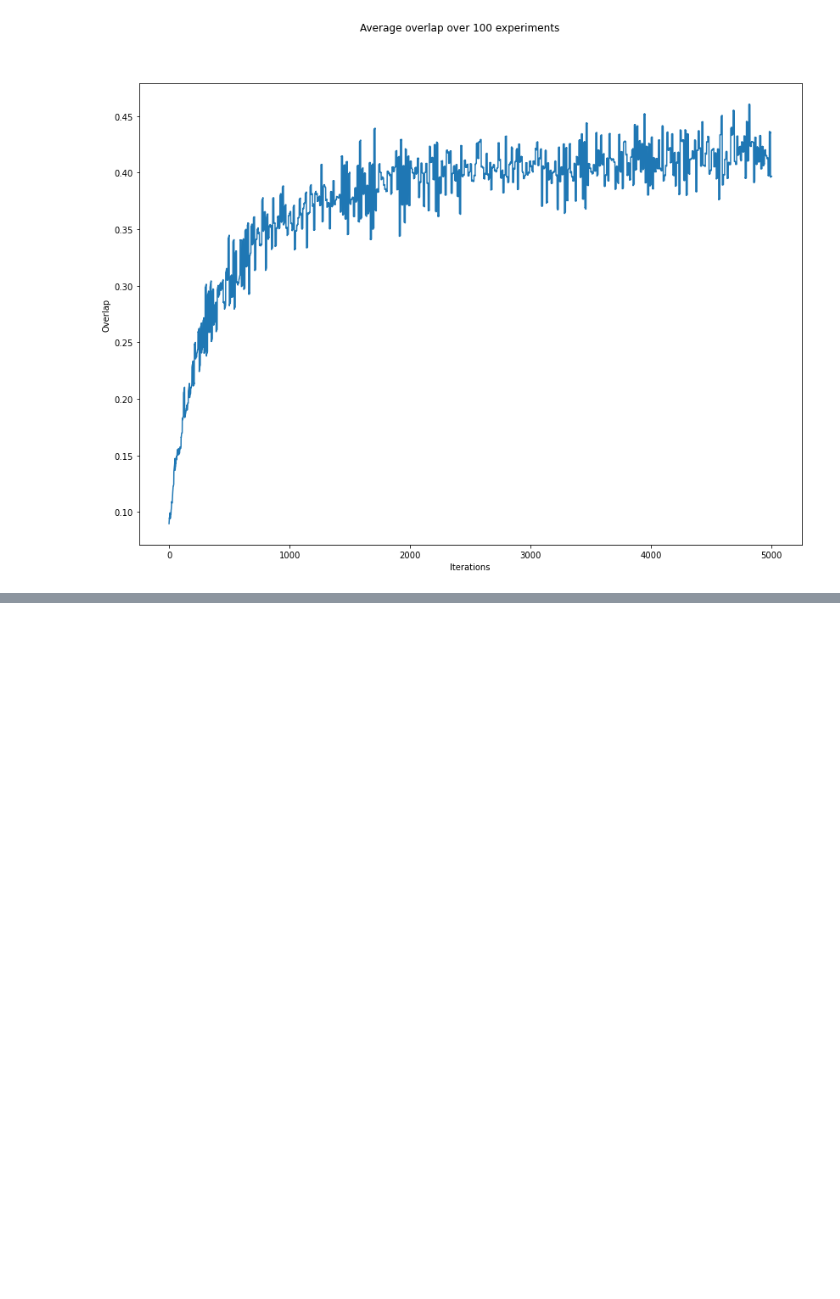
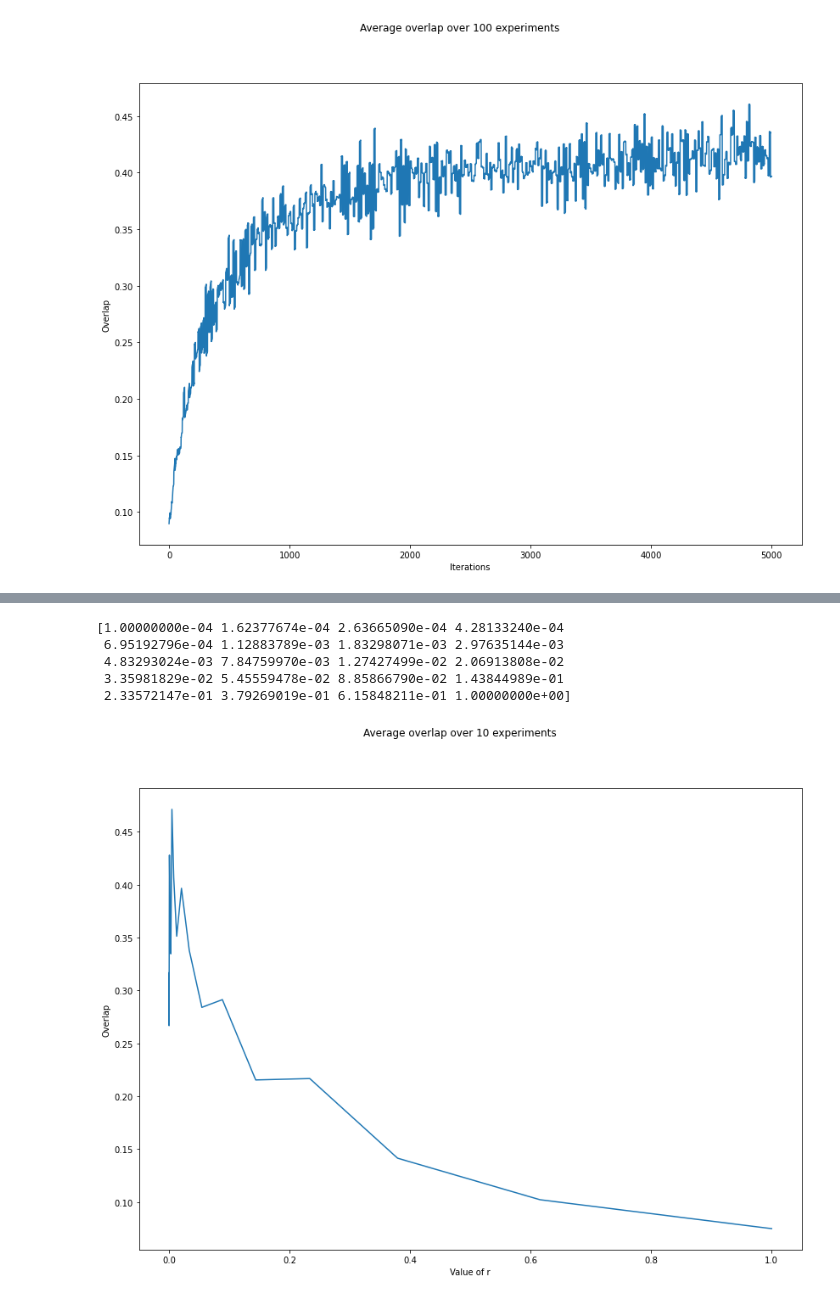
Before and after one commit to Andrey-s-Fan-Club/MCAAProject, a Jupyter notebook: sbm.ipynb, the cells around one changed output, grey strips where cells are left out. Drawn from its saved outputs; the diff is of its cells as text; code cells hidden in the pictures; blank space fills up the shorter version.

```diff
--- a/sbm.ipynb
+++ b/sbm.ipynb
@@ -64,0 +85,9 @@ visualise_overlap(overlap_hat_mixed, nb_iters, nb_exp)
+# %%
+overlap_as_function_of_r(x_star, metropolis, N)
+# %% [output]
+[1.00000000e-04 1.62377674e-04 2.63665090e-04 4.28133240e-04
+ 6.95192796e-04 1.12883789e-03 1.83298071e-03 2.97635144e-03
+ 4.83293024e-03 7.84759970e-03 1.27427499e-02 2.06913808e-02
+ 3.35981829e-02 5.45559478e-02 8.85866790e-02 1.43844989e-01
+ 2.33572147e-01 3.79269019e-01 6.15848211e-01 1.00000000e+00]
+[figure, added]
```
Also changed, not shown: parts of 3 cells of this notebook, 1 other file.
